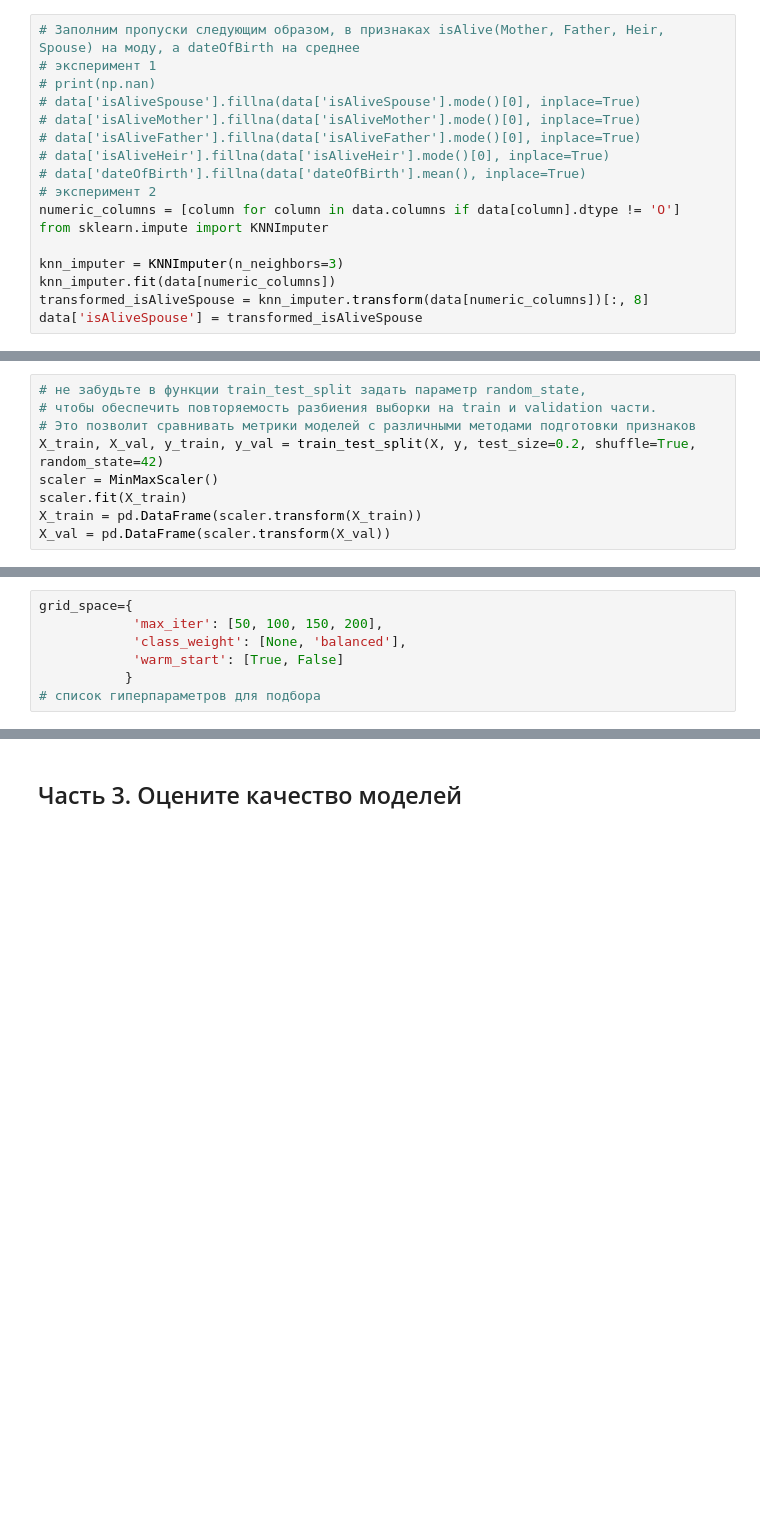
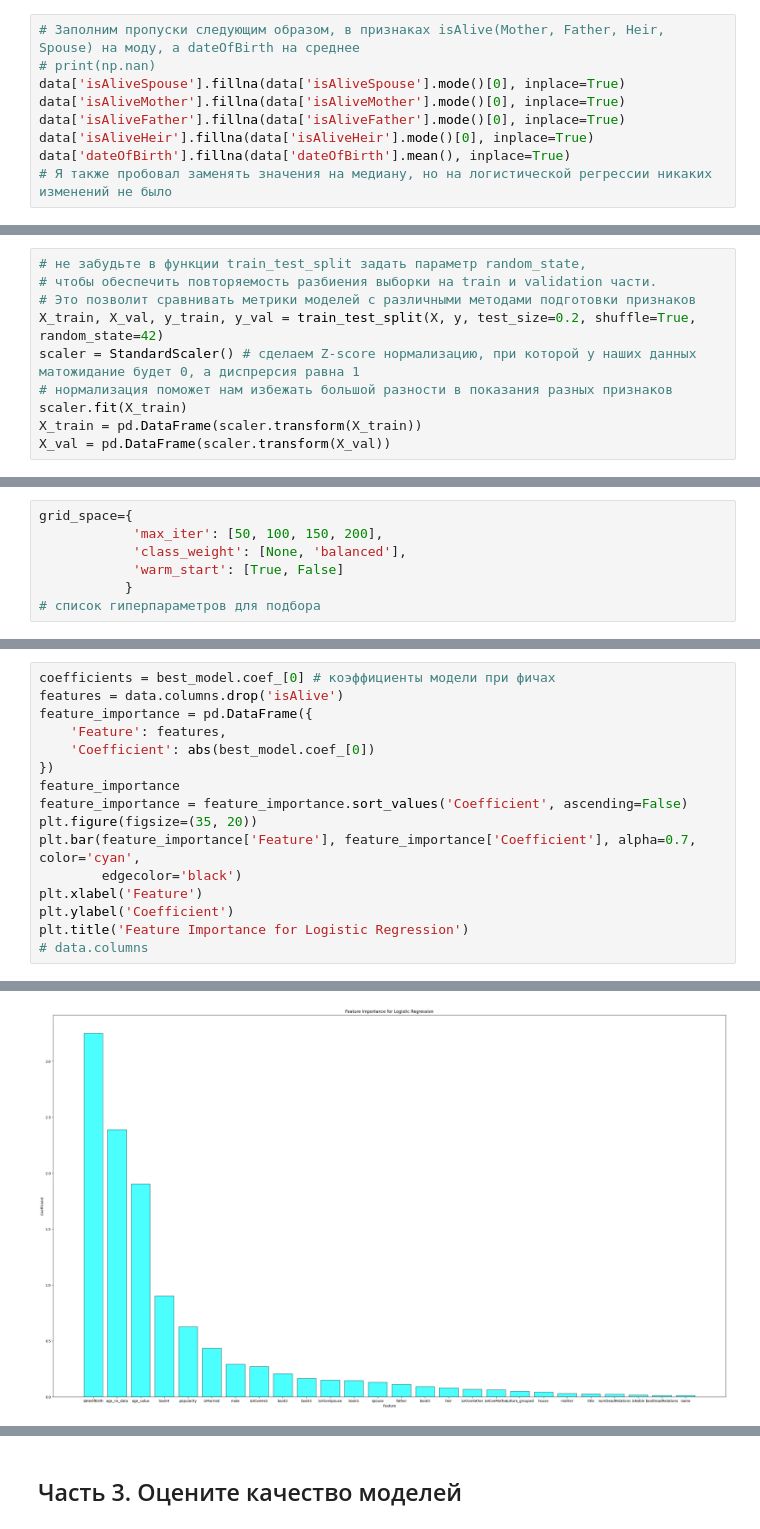
Before and after one commit to bbalandin/Trial, a Jupyter notebook: week_01_ml_intro/Homework/hw_1_game_of_thrones.ipynb, the cells around one changed output, grey strips where cells are left out. Saved outputs shown, nothing was run; the diff lists cells and outputs as text; blank space fills up the shorter version.

```diff
--- a/week_01_ml_intro/Homework/hw_1_game_of_thrones.ipynb
+++ b/week_01_ml_intro/Homework/hw_1_game_of_thrones.ipynb
@@ -516,21 +510,13 @@ data.isna().sum(axis=0)
 dtype: int64
 # %%
 # Заполним пропуски следующим образом, в признаках isAlive(Mother, Father, Heir, Spouse) на моду, а dateOfBirth на среднее
-# эксперимент 1
 # print(np.nan)
-# data['isAliveSpouse'].fillna(data['isAliveSpouse'].mode()[0], inplace=True)
-# data['isAliveMother'].fillna(data['isAliveMother'].mode()[0], inplace=True)
-# data['isAliveFather'].fillna(data['isAliveFather'].mode()[0], inplace=True)
-# data['isAliveHeir'].fillna(data['isAliveHeir'].mode()[0], inplace=True)
-# data['dateOfBirth'].fillna(data['dateOfBirth'].mean(), inplace=True)
-# эксперимент 2
-numeric_columns = [column for column in data.columns if data[column].dtype != 'O']
-from sklearn.impute import KNNImputer
-
-knn_imputer = KNNImputer(n_neighbors=3)
-knn_imputer.fit(data[numeric_columns])
-transformed_isAliveSpouse = knn_imputer.transform(data[numeric_columns])[:, 8]
-data['isAliveSpouse'] = transformed_isAliveSpouse
+data['isAliveSpouse'].fillna(data['isAliveSpouse'].mode()[0], inplace=True)
+data['isAliveMother'].fillna(data['isAliveMother'].mode()[0], inplace=True)
+data['isAliveFather'].fillna(data['isAliveFather'].mode()[0], inplace=True)
+data['isAliveHeir'].fillna(data['isAliveHeir'].mode()[0], inplace=True)
+data['dateOfBirth'].fillna(data['dateOfBirth'].mean(), inplace=True)
+# Я также пробовал заменять значения на медиану, но на логистической регрессии никаких изменений не было
 # %% [output]
 The behavior will change in pandas 3.0. This inplace method will never work because the intermediate object on which we are setting values always behaves as a copy.
 
@@ -595,7 +583,8 @@ from sklearn.preprocessing import StandardScaler, MinMaxScaler
 # чтобы обеспечить повторяемость разбиения выборки на train и validation части.
 # Это позволит сравнивать метрики моделей с различными методами подготовки признаков
 X_train, X_val, y_train, y_val = train_test_split(X, y, test_size=0.2, shuffle=True, random_state=42)
-scaler = MinMaxScaler()
+scaler = StandardScaler() # сделаем Z-score нормализацию, при которой у наших данных матожидание будет 0, а диспрерсия равна 1
+# нормализация поможет нам избежать большой разности в показания разных признаков
 scaler.fit(X_train)
 X_train = pd.DataFrame(scaler.transform(X_train))
 X_val = pd.DataFrame(scaler.transform(X_val))
@@ -661,0 +656,17 @@ Fitting 3 folds for each of 16 candidates, totalling 48 fits
+# %%
+coefficients = best_model.coef_[0] # коэффициенты модели при фичах
+features = data.columns.drop('isAlive')
+feature_importance = pd.DataFrame({
+    'Feature': features,
+    'Coefficient': abs(best_model.coef_[0])
+})
+feature_importance
+feature_importance = feature_importance.sort_values('Coefficient', ascending=False)
+plt.figure(figsize=(35, 20))
+plt.bar(feature_importance['Feature'], feature_importance['Coefficient'], alpha=0.7, color='cyan',
+        edgecolor='black')
+plt.xlabel('Feature')
+plt.ylabel('Coefficient')
+plt.title('Feature Importance for Logistic Regression')
+# data.columns
+# %% [output]
@@ -661,0 +674 @@ Fitting 3 folds for each of 16 candidates, totalling 48 fits
+[figure, added]
```
Also changed, not shown: parts of 17 cells of this notebook.
